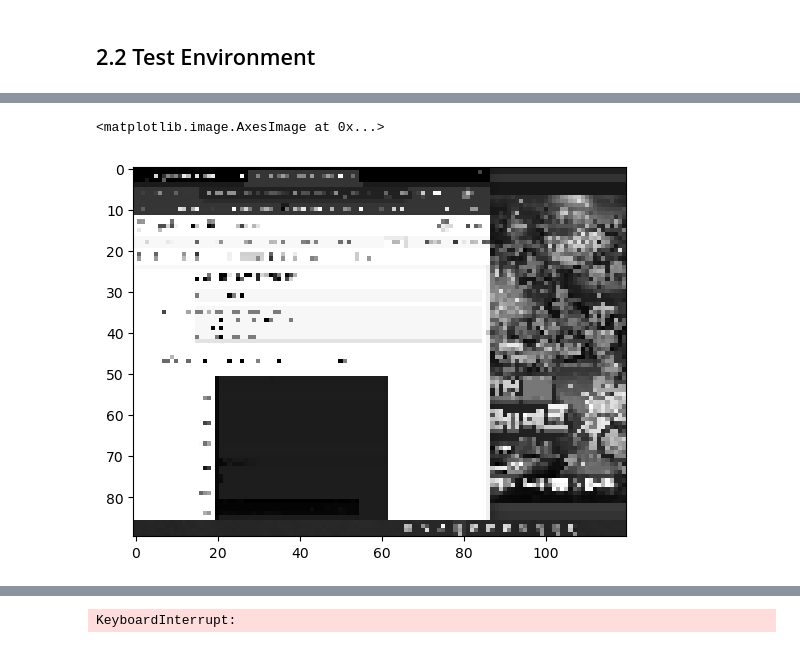
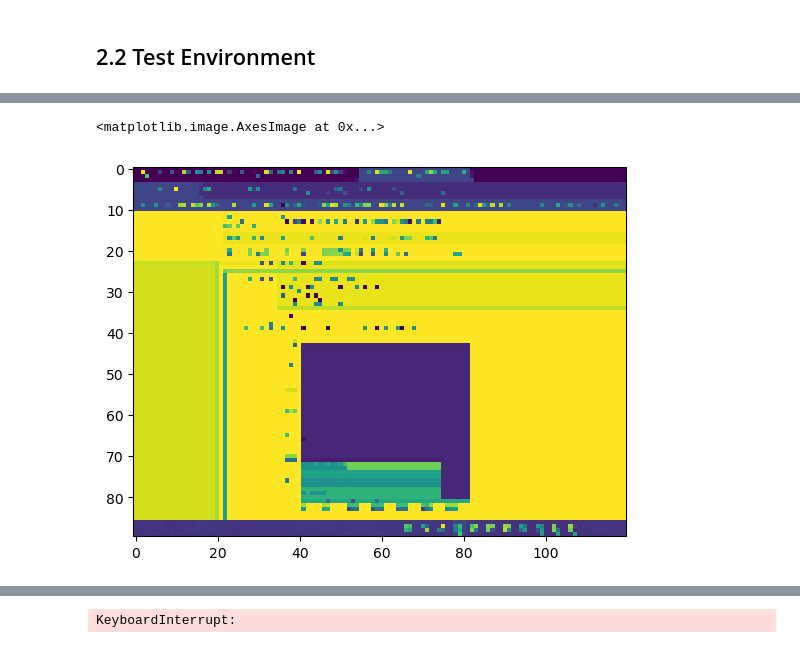
Before and after one commit to CookierunReinforcement/Cookierun_Reinforcement, a Jupyter notebook: Cookierun.ipynb, the cells around one changed output, grey strips where cells are left out. Drawn from its saved outputs; the diff is of its cells as text; code cells hidden in the pictures.

```diff
--- a/Cookierun.ipynb
+++ b/Cookierun.ipynb
@@ -265,5 +302,5 @@ False
 # %%
-plt.imshow(cv2.cvtColor(obs[0], cv2.COLOR_GRAY2BGR))
+plt.imshow(obs[0])
 # %% [output]
 <matplotlib.image.AxesImage at 0x...>
-[figure, old version]
+[figure, new version]
```
Also changed, not shown: parts of 16 cells of this notebook.
